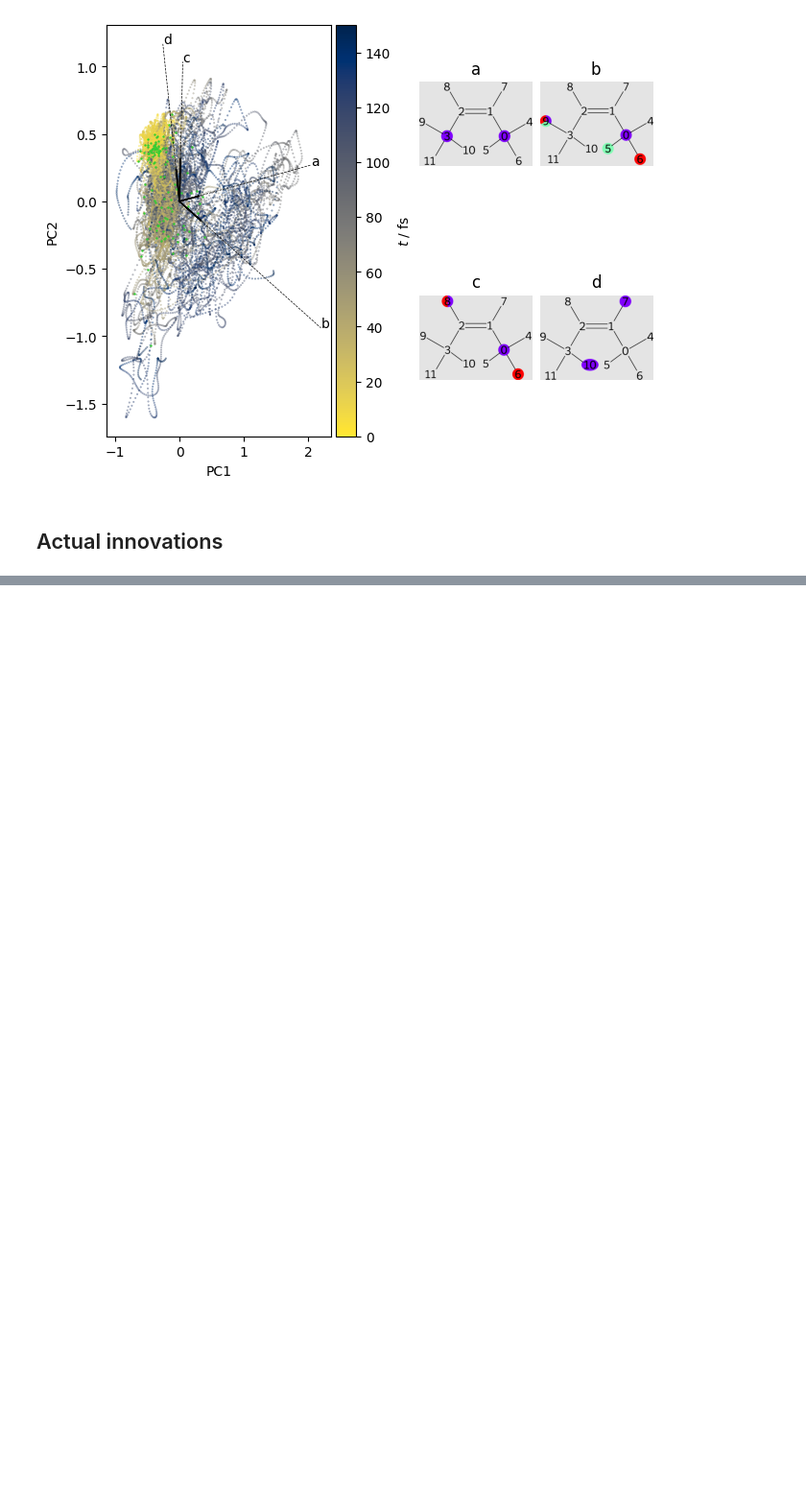
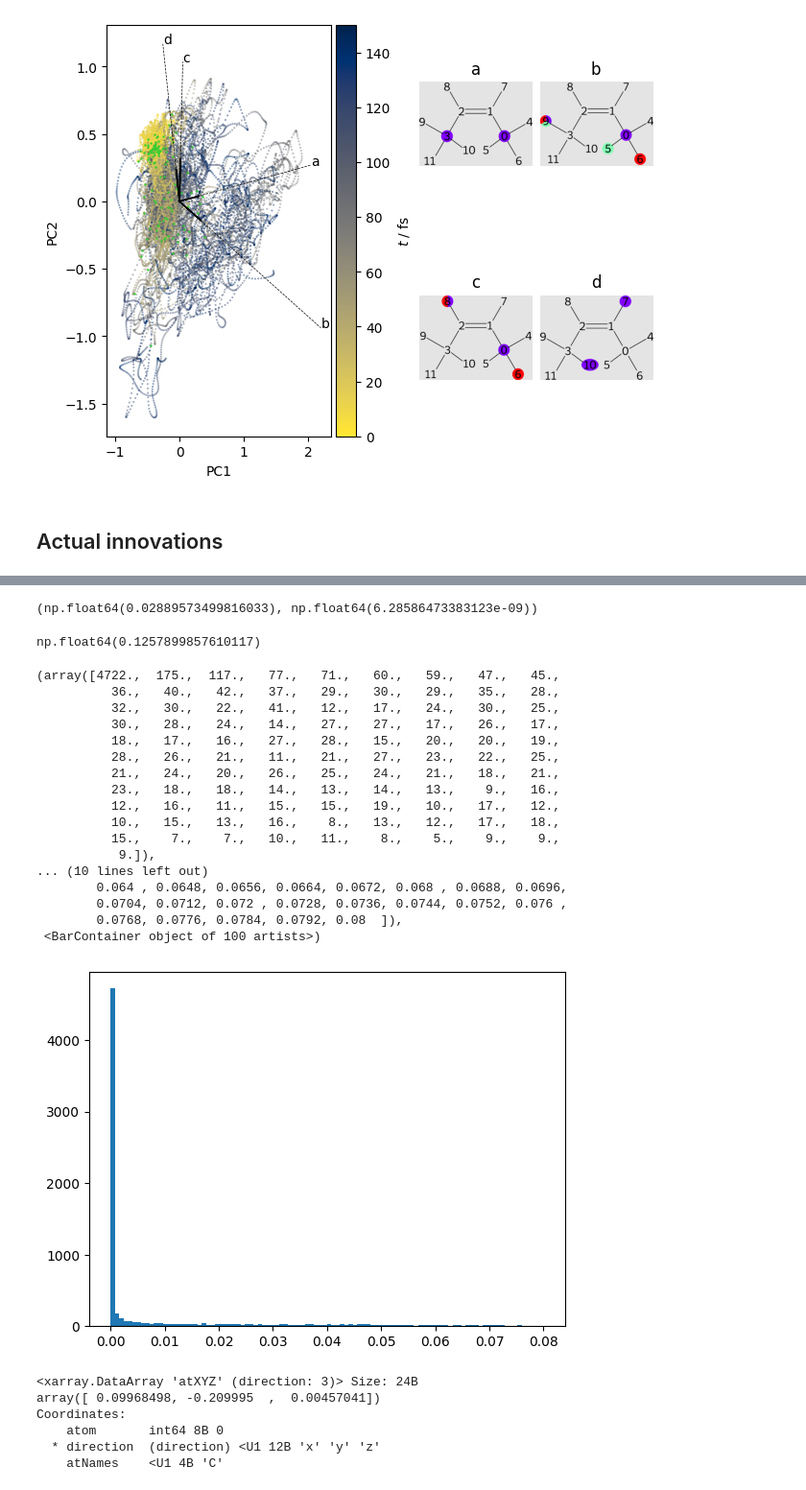
Before and after one commit to SHNITSEL/shnitsel-tools, a Jupyter notebook: tutorials/12_butene_pca.ipynb, the cells around one changed output, grey strips where cells are left out. Shown at 96% size. Drawn from its saved outputs; the diff is of its cells as text; code cells hidden in the pictures; blank space fills up the shorter version.

```diff
--- a/tutorials/12_butene_pca.ipynb
+++ b/tutorials/12_butene_pca.ipynb
@@ -162,0 +207,29 @@ swept to 60°
+# %%
+Zcis.ravel().mean(), np.median(Zcis.ravel())
+# %% [output]
+(np.float64(0.02889573499816033), np.float64(6.28586473383123e-09))
+# %%
+Ztrans.ravel().mean()
+# %% [output]
+np.float64(0.1257899857610117)
+# %%
+plt.hist(Ztrans.ravel(), bins=100, range=(0, 0.08))
+# %% [output]
+(array([4722.,  175.,  117.,   77.,   71.,   60.,   59.,   47.,   45.,
+          36.,   40.,   42.,   37.,   29.,   30.,   29.,   35.,   28.,
+          32.,   30.,   22.,   41.,   12.,   17.,   24.,   30.,   25.,
+          30.,   28.,   24.,   14.,   27.,   27.,   17.,   26.,   17.,
+          18.,   17.,   16.,   27.,   28.,   15.,   20.,   20.,   19.,
+          28.,   26.,   21.,   11.,   21.,   27.,   23.,   22.,   25.,
+          21.,   24.,   20.,   26.,   25.,   24.,   21.,   18.,   21.,
+          23.,   18.,   18.,   14.,   13.,   14.,   13.,    9.,   16.,
+          12.,   16.,   11.,   15.,   15.,   19.,   10.,   17.,   12.,
+          10.,   15.,   13.,   16.,    8.,   13.,   12.,   17.,   18.,
+          15.,    7.,    7.,   10.,   11.,    8.,    5.,    9.,    9.,
+           9.]),
+... (10 lines left out)
+        0.064 , 0.0648, 0.0656, 0.0664, 0.0672, 0.068 , 0.0688, 0.0696,
+        0.0704, 0.0712, 0.072 , 0.0728, 0.0736, 0.0744, 0.0752, 0.076 ,
+        0.0768, 0.0776, 0.0784, 0.0792, 0.08  ]),
+ <BarContainer object of 100 artists>)
+[figure, added]
@@ -162,0 +238,9 @@ swept to 60°
+# %%
+butene.atXYZ.isel(atom=0).mean(dim='frame')
+# %% [output]
+<xarray.DataArray 'atXYZ' (direction: 3)> Size: 24B
+array([ 0.09968498, -0.209995  ,  0.00457041])
+Coordinates:
+    atom       int64 8B 0
+  * direction  (direction) <U1 12B 'x' 'y' 'z'
+    atNames    <U1 4B 'C'
```
Also changed, not shown: parts of 9 cells of this notebook.
